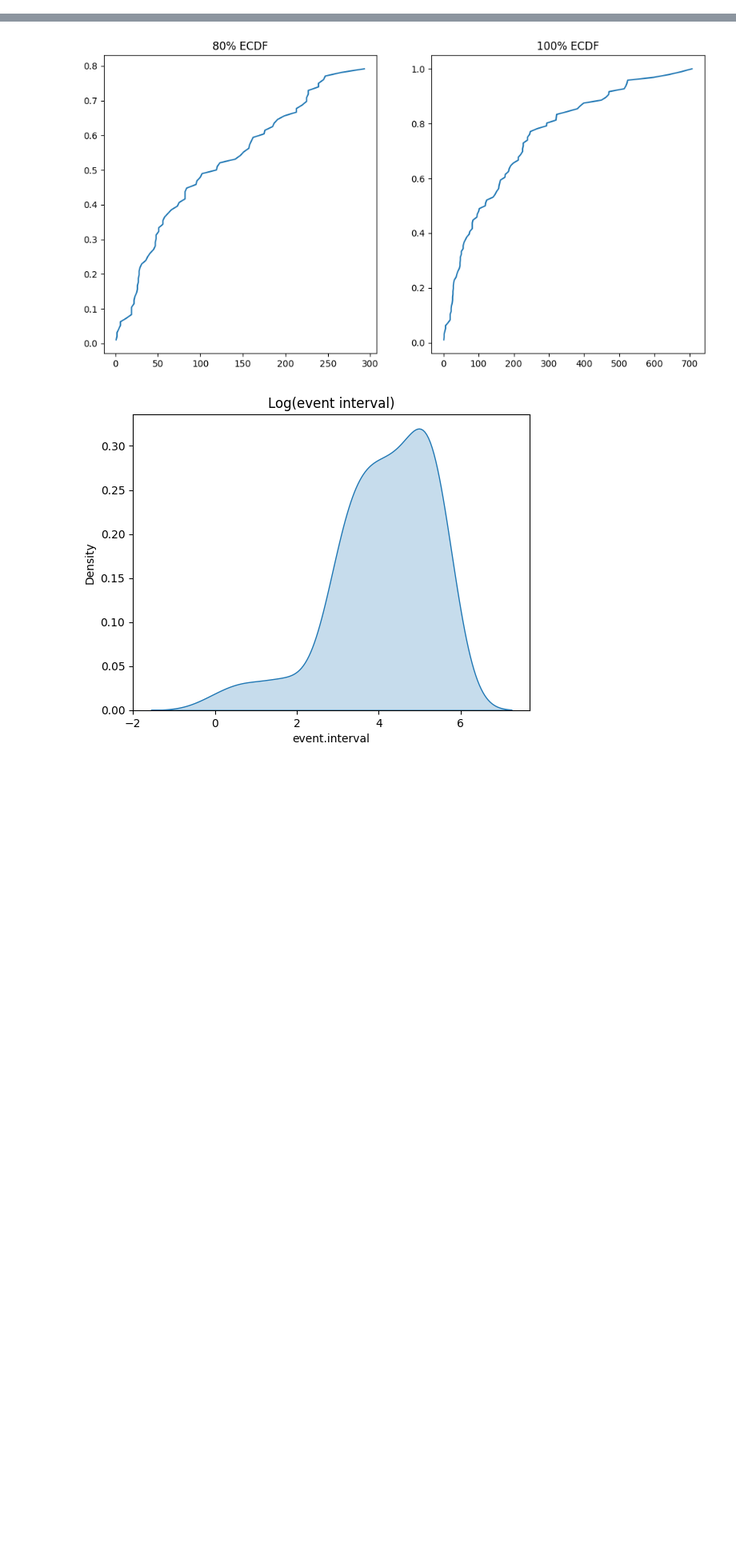
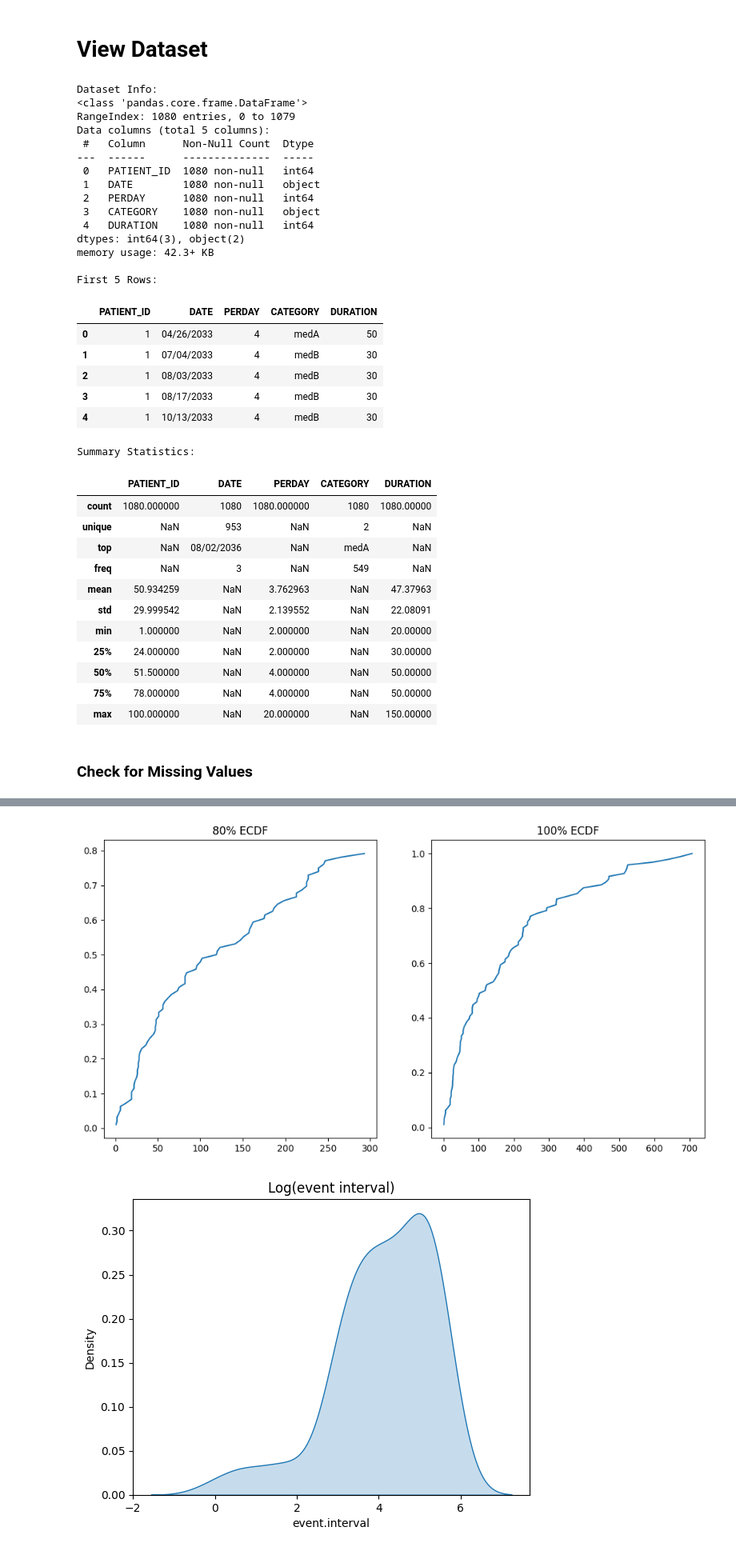
Before and after one commit to Nil-Al/Clustering_Assignment_2, a Jupyter notebook: SEE K-Means.ipynb, the cells around one changed output, grey strips where cells are left out. Shown: that part at 80% size. Cells and saved outputs as stored; diff of their text form; code cells hidden in the pictures; blank space fills up the shorter version.

```diff
--- a/SEE K-Means.ipynb
+++ b/SEE K-Means.ipynb
@@ -0,0 +1,57 @@
+# %% [markdown]
+# View Dataset
+# %%
+import pandas as pd
+
+# Load data
+file_path = "med_events.csv"
+df = pd.read_csv(file_path)
+
+# Display gen info about the dataset
+print("Dataset Info:")
+df.info()
+
+# Display the first few rows of the dataset
+print("\nFirst 5 Rows:")
+display(df.head())
+
+# Show basic statistics
+print("\nSummary Statistics:")
+display(df.describe(include="all")) #numeric and categorical data
+# %% [output]
+Dataset Info:
+<class 'pandas.core.frame.DataFrame'>
+RangeIndex: 1080 entries, 0 to 1079
+Data columns (total 5 columns):
+ #   Column      Non-Null Count  Dtype
+---  ------      --------------  -----
+ 0   PATIENT_ID  1080 non-null   int64
+ 1   DATE        1080 non-null   object
+ 2   PERDAY      1080 non-null   int64
+ 3   CATEGORY    1080 non-null   object
+ 4   DURATION    1080 non-null   int64
+dtypes: int64(3), object(2)
+memory usage: 42.3+ KB
+
+First 5 Rows:
+|  | PATIENT_ID | DATE | PERDAY | CATEGORY | DURATION |
+| 0 | 1 | 04/26/2033 | 4 | medA | 50 |
+| 1 | 1 | 07/04/2033 | 4 | medB | 30 |
+| 2 | 1 | 08/03/2033 | 4 | medB | 30 |
+| 3 | 1 | 08/17/2033 | 4 | medB | 30 |
+| 4 | 1 | 10/13/2033 | 4 | medB | 30 |
+Summary Statistics:
+|  | PATIENT_ID | DATE | PERDAY | CATEGORY | DURATION |
+| count | 1080.000000 | 1080 | 1080.000000 | 1080 | 1080.00000 |
+| unique | NaN | 953 | NaN | 2 | NaN |
+| top | NaN | 08/02/2036 | NaN | medA | NaN |
+| freq | NaN | 3 | NaN | 549 | NaN |
+| mean | 50.934259 | NaN | 3.762963 | NaN | 47.37963 |
+| std | 29.999542 | NaN | 2.139552 | NaN | 22.08091 |
+| min | 1.000000 | NaN | 2.000000 | NaN | 20.00000 |
+| 25% | 24.000000 | NaN | 2.000000 | NaN | 30.00000 |
+| 50% | 51.500000 | NaN | 4.000000 | NaN | 50.00000 |
+| 75% | 78.000000 | NaN | 4.000000 | NaN | 50.00000 |
+| max | 100.000000 | NaN | 20.000000 | NaN | 150.00000 |
+# %% [markdown]
+### Check for Missing Values
```
Also changed, not shown: parts of 1 cell of this notebook, 1 other file.
